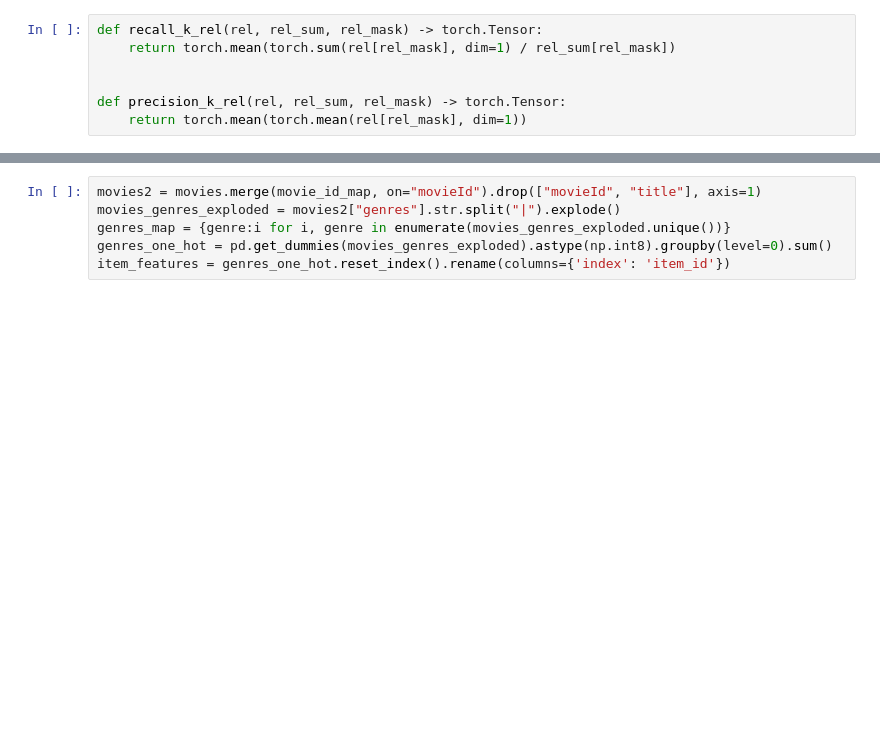
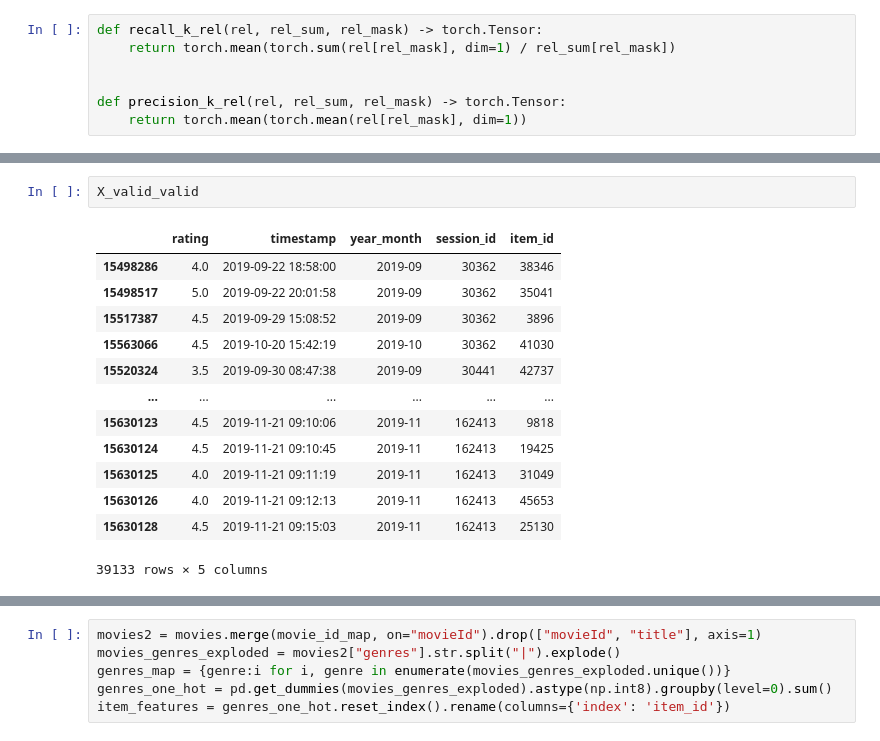
Before and after one commit to milymilek/recsys, a Jupyter notebook: notebooks/movielens/4_mf.ipynb, the cells around one changed output, grey strips where cells are left out. Saved outputs shown, nothing was run; the diff lists cells and outputs as text; blank space fills up the shorter version.

```diff
--- a/notebooks/movielens/4_mf.ipynb
+++ b/notebooks/movielens/4_mf.ipynb
@@ -412,0 +436,16 @@ def precision_k_rel(rel, rel_sum, rel_mask) -> torch.Tensor:
+# %%
+X_valid_valid
+# %% [output]
+|  | rating | timestamp | year_month | session_id | item_id |
+| 15498286 | 4.0 | 2019-09-22 18:58:00 | 2019-09 | 30362 | 38346 |
+| 15498517 | 5.0 | 2019-09-22 20:01:58 | 2019-09 | 30362 | 35041 |
+| 15517387 | 4.5 | 2019-09-29 15:08:52 | 2019-09 | 30362 | 3896 |
+| 15563066 | 4.5 | 2019-10-20 15:42:19 | 2019-10 | 30362 | 41030 |
+| 15520324 | 3.5 | 2019-09-30 08:47:38 | 2019-09 | 30441 | 42737 |
+| ... | ... | ... | ... | ... | ... |
+| 15630123 | 4.5 | 2019-11-21 09:10:06 | 2019-11 | 162413 | 9818 |
+| 15630124 | 4.5 | 2019-11-21 09:10:45 | 2019-11 | 162413 | 19425 |
+| 15630125 | 4.0 | 2019-11-21 09:11:19 | 2019-11 | 162413 | 31049 |
+| 15630126 | 4.0 | 2019-11-21 09:12:13 | 2019-11 | 162413 | 45653 |
+| 15630128 | 4.5 | 2019-11-21 09:15:03 | 2019-11 | 162413 | 25130 |
+39133 rows × 5 columns
```
Also changed, not shown: parts of 42 cells of this notebook, 17 other files.
